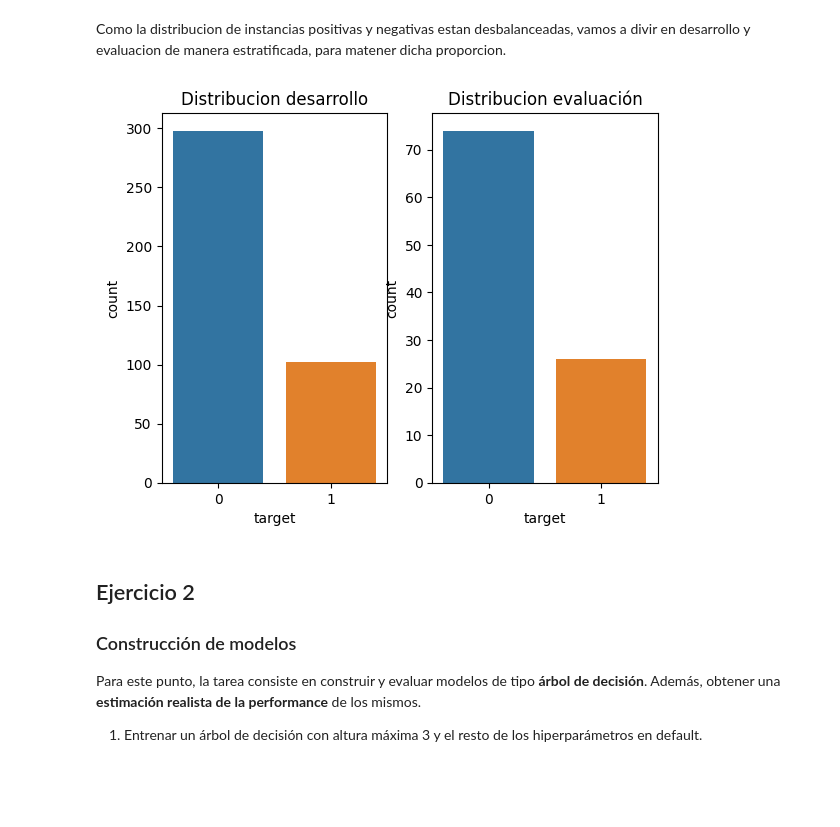
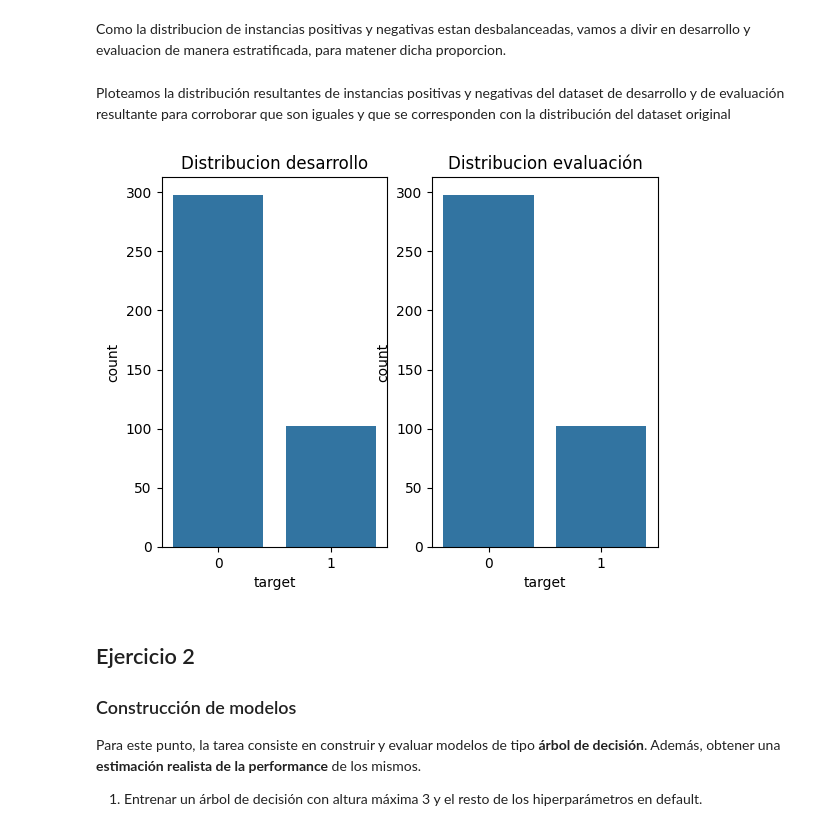
Before and after one commit to fourofclubs001/TP-Aprendizaje-Automatico, a Jupyter notebook: Enunciado.ipynb, the cells around one changed output. Drawn from its saved outputs; the diff is of its cells as text; code cells hidden in the pictures; blank space fills up the shorter version.

```diff
--- a/Enunciado.ipynb
+++ b/Enunciado.ipynb
@@ -143,25 +143,23 @@ def corte_desarrollo_evaluacion_estratificada(df: pd.DataFrame, proporcion_desar
                                          df_positivos, mascara_positivos_evaluacion,
                                          random_generator)
 
-    return df_desarrollo, df_evaluacion
+    X_desarrollo = df_desarrollo.drop(columns=['target'])
+    y_desarrollo = df_desarrollo['target']
+    X_evaluacion = df_evaluacion.drop(columns=['target'])
+    y_evaluacion = df_evaluacion['target']
 
-df_desarrollo, df_evaluacion = corte_desarrollo_evaluacion_estratificada(df, 0.8, 24)
+    return X_desarrollo, y_desarrollo, X_evaluacion, y_evaluacion
 
-#print("Desarrollo:")
-#display(df_desarrollo.head(3))
-#display(df_desarrollo.tail(3))
-
-#print("Evaluacion:")
-#display(df_evaluacion.head(3))
-#display(df_evaluacion.tail(3))
+X_desarrollo, y_desarrollo, X_evaluacion, y_evaluacion = corte_desarrollo_evaluacion_estratificada(df, 0.8, 24)
+# %% [markdown]
+Ploteamos la distribución resultantes de instancias positivas y negativas del dataset de desarrollo y de evaluación resultante para corroborar que son iguales y que se corresponden con la distribución del dataset original
 # %%
-#Plots para visualizar que tanto el desarrollo como la evaluacion quedaron con la misma proporcion
 figure, axis = plt.subplots(1, 2)
-sns.countplot(x=df_desarrollo["target"],ax=axis[0])
+sns.countplot(x=y_desarrollo,ax=axis[0])
 axis[0].set_title("Distribucion desarrollo")
 
-sns.countplot(x=df_evaluacion["target"],ax=axis[1])
+sns.countplot(x=y_desarrollo,ax=axis[1])
 axis[1].set_title("Distribucion evaluación")
 plt.show()
 # %% [output]
-[figure, old version]
+[figure, new version]
```
Also changed, not shown: parts of 3 cells of this notebook.
